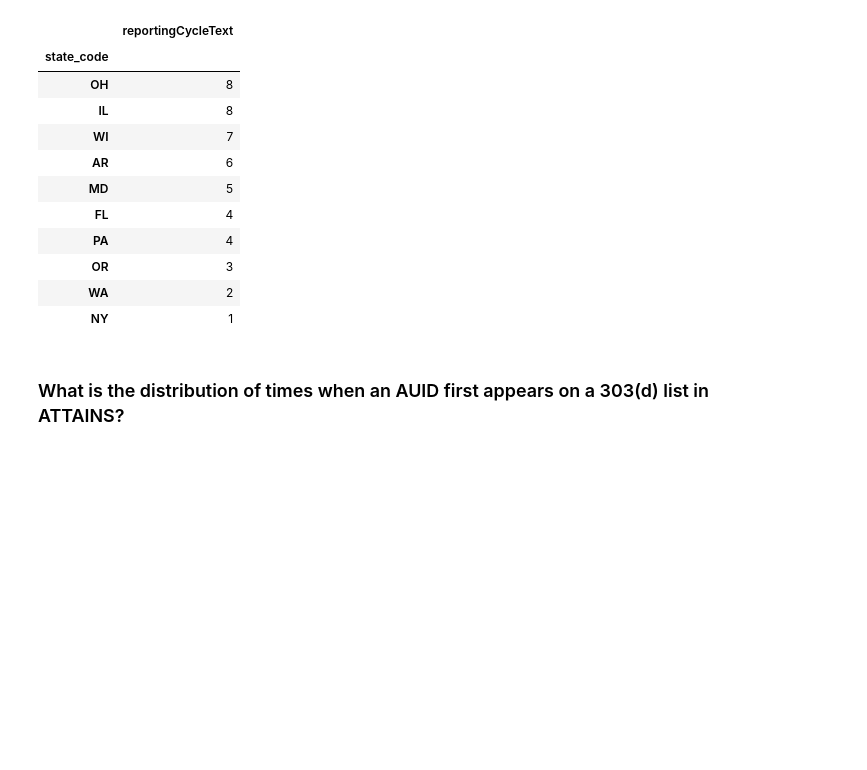
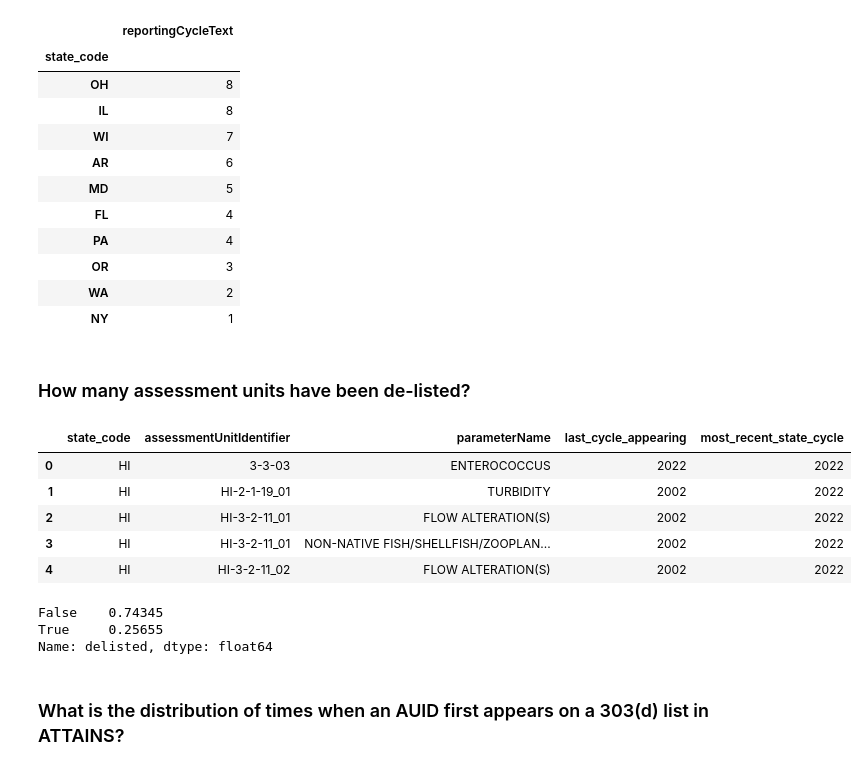
Before and after one commit to reglab/TMDLs_archived, a Jupyter notebook: data_exploration.ipynb, the cells around one changed output. Cells and saved outputs as stored; diff of their text form; code cells hidden in the pictures; blank space fills up the shorter version.

```diff
--- a/data_exploration.ipynb
+++ b/data_exploration.ipynb
@@ -345,6 +345,36 @@ state_reporting_cycles.tail(10)
 | OR | 3 |
 | WA | 2 |
 | NY | 1 |
+# %% [markdown]
+### How many assessment units have been de-listed?
+# %%
+# Determine last reporting cycle in which an AUID appears
+last_cycles = assessments.groupby(['assessmentUnitIdentifier', 'parameterName'], as_index=False).max()[
+        ['state_code', 'assessmentUnitIdentifier', 'parameterName', 'reportingCycleText']]
+last_cycles.rename(columns={'reportingCycleText': 'last_cycle_appearing'}, inplace=True)
+
+# Find most recent cycle for each state
+most_recent_state_cycles = assessments.groupby(['state_code'], as_index=False).max()[
+        ['state_code', 'reportingCycleText']]
+most_recent_state_cycles.rename(columns={'reportingCycleText': 'most_recent_state_cycle'}, inplace=True)
+
+# Merge
+last_cycles = last_cycles.merge(most_recent_state_cycles, on='state_code', how='inner')
+last_cycles.head()
+# %% [output]
+|  | state_code | assessmentUnitIdentifier | parameterName | last_cycle_appearing | most_recent_state_cycle |
+| 0 | HI | 3-3-03 | ENTEROCOCCUS | 2022 | 2022 |
+| 1 | HI | HI-2-1-19_01 | TURBIDITY | 2002 | 2022 |
+| 2 | HI | HI-3-2-11_01 | FLOW ALTERATION(S) | 2002 | 2022 |
+| 3 | HI | HI-3-2-11_01 | NON-NATIVE FISH/SHELLFISH/ZOOPLAN... | 2002 | 2022 |
+| 4 | HI | HI-3-2-11_02 | FLOW ALTERATION(S) | 2002 | 2022 |
+# %%
+last_cycles['delisted'] = last_cycles['last_cycle_appearing'] != last_cycles['most_recent_state_cycle']
+last_cycles['delisted'].value_counts(normalize=True)
+# %% [output]
+False    0.74345
+True     0.25655
+Name: delisted, dtype: float64
 # %% [markdown]
 ### What is the distribution of times when an AUID first appears on a 303(d) list in ATTAINS?
 # %%
```
